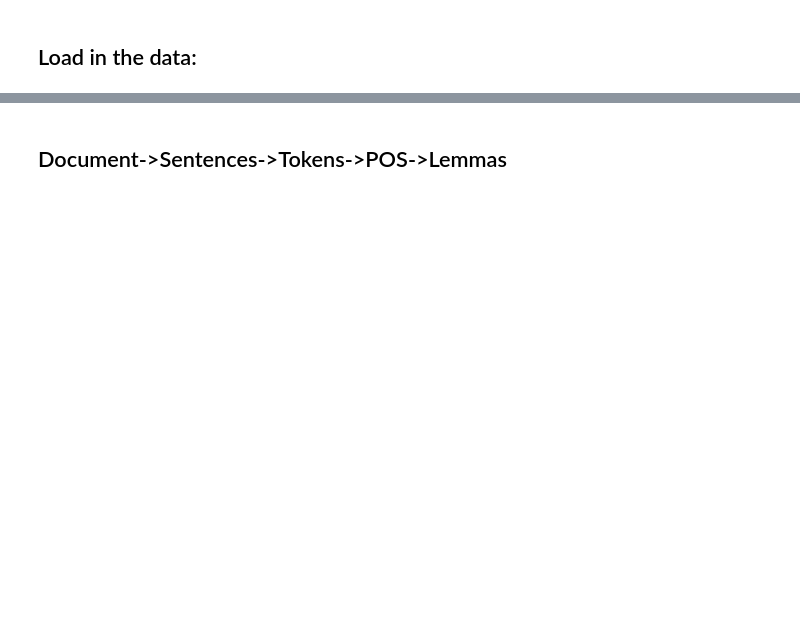
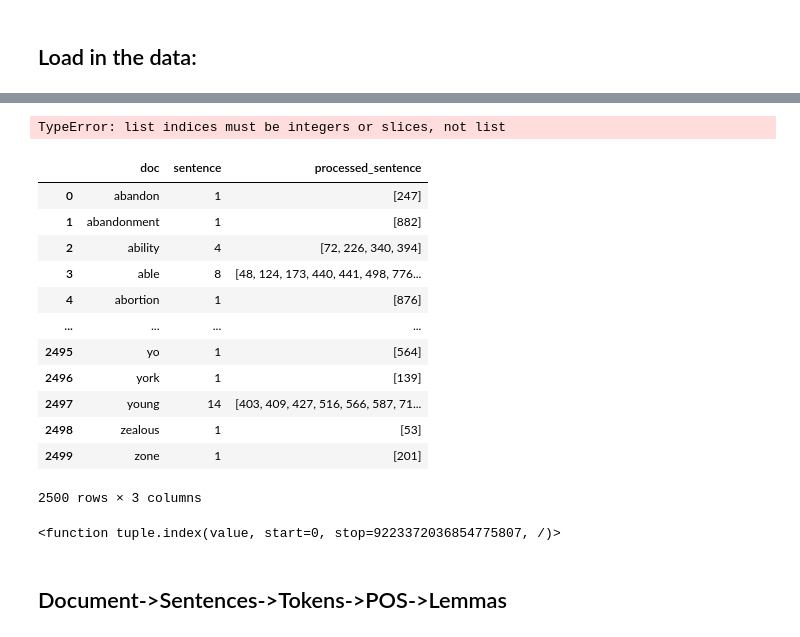
Before and after one commit to jgeysen/eigen_tech_project, a Jupyter notebook: Untitled.ipynb, the cells around one changed output, grey strips where cells are left out. Saved outputs shown, nothing was run; the diff lists cells and outputs as text; code cells hidden in the pictures; blank space fills up the shorter version.

```diff
--- a/Untitled.ipynb
+++ b/Untitled.ipynb
@@ -44,0 +70,20 @@ class DataReaderParser:
+# %%
+test[[1,2]]
+# %% [output]
+TypeError: list indices must be integers or slices, not list
+# %%
+pd.DataFrame(x, columns=["doc", "sentence", "processed_sentence"])
+# %% [output]
+|  | doc | sentence | processed_sentence |
+| 0 | abandon | 1 | [247] |
+| 1 | abandonment | 1 | [882] |
+| 2 | ability | 4 | [72, 226, 340, 394] |
+| 3 | able | 8 | [48, 124, 173, 440, 441, 498, 776... |
+| 4 | abortion | 1 | [876] |
+| ... | ... | ... | ... |
+| 2495 | yo | 1 | [564] |
+| 2496 | york | 1 | [139] |
+| 2497 | young | 14 | [403, 409, 427, 516, 566, 587, 71... |
+| 2498 | zealous | 1 | [53] |
+| 2499 | zone | 1 | [201] |
+2500 rows × 3 columns
@@ -45,2 +92,6 @@ class DataReaderParser:
+# %%
+x.index
+# %% [output]
+<function tuple.index(value, start=0, stop=9223372036854775807, /)>
 # %% [markdown]
 ## Document->Sentences->Tokens->POS->Lemmas
```
Also changed, not shown: parts of 50 cells of this notebook, 2 other files.
